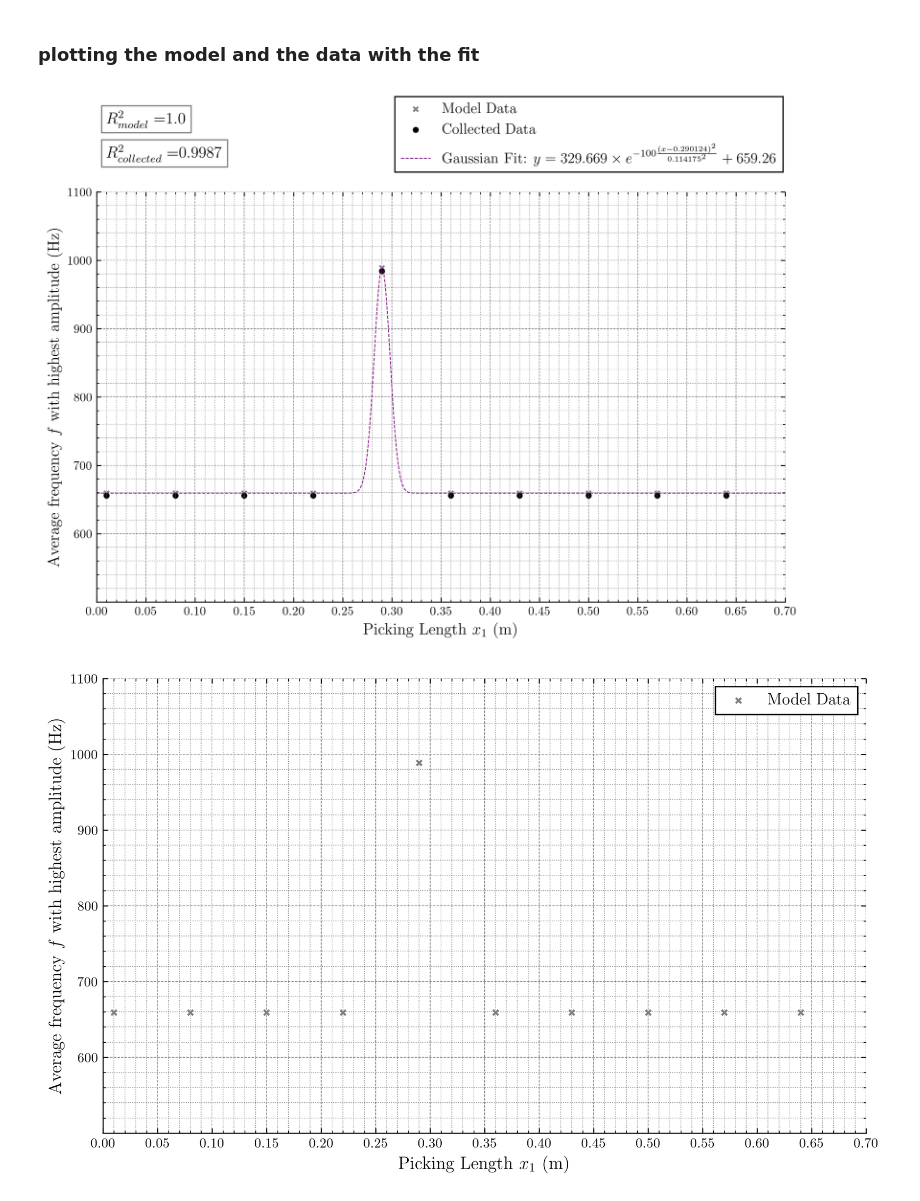
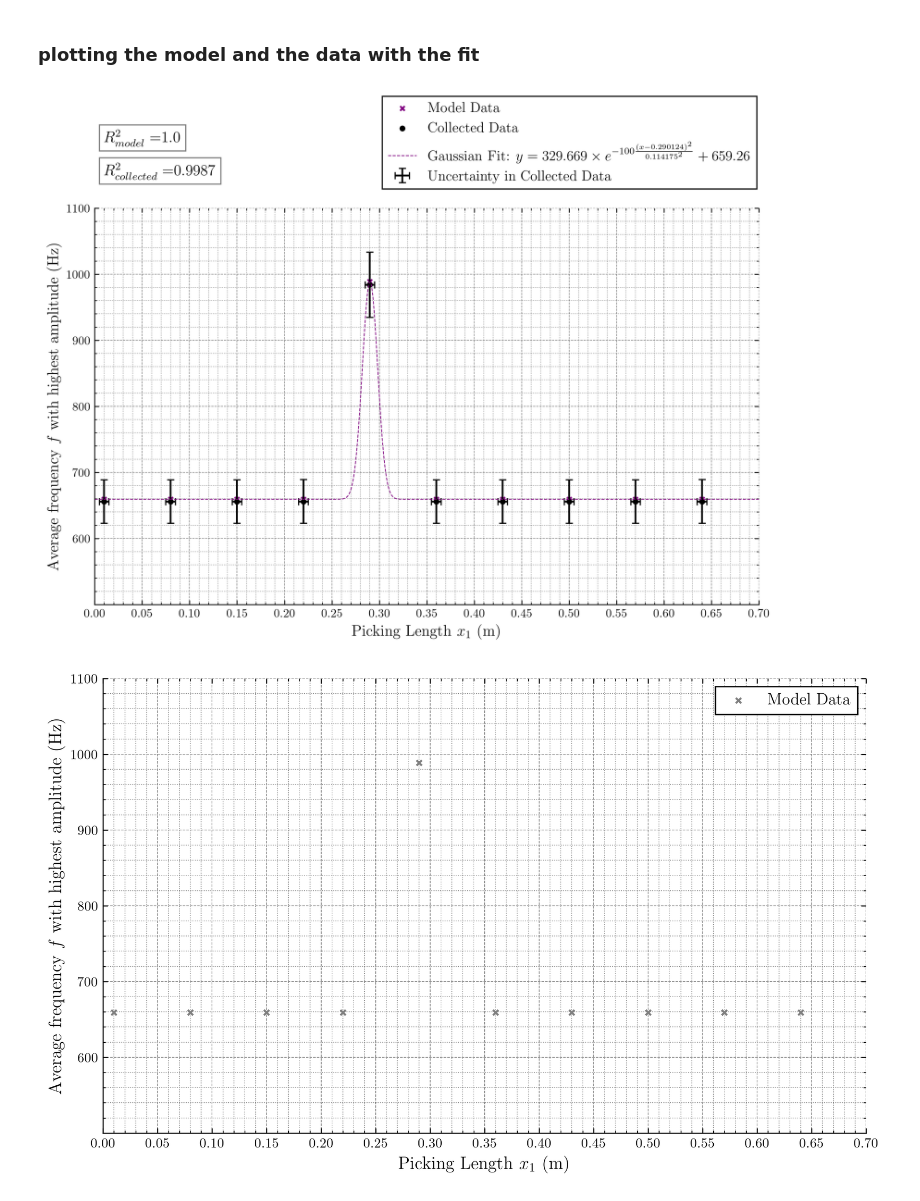
Before and after one commit to peteseta/physics-ia, a Jupyter notebook: plots/data figs.ipynb, the cells around one changed output. Saved outputs shown, nothing was run; the diff lists cells and outputs as text; code cells hidden in the pictures.

Commit message:
new figures with error bars

```diff
--- a/plots/data figs.ipynb
+++ b/plots/data figs.ipynb
@@ -22,6 +22,8 @@ model_x = model_data_df['Picking Length L (m)']
 model_y = model_data_df['Average frequency with highest intensity (Hz)']
 collected_x = collected_data_df['Picking Length L (m)']
 collected_y = collected_data_df['Average frequency with highest intensity (Hz)']
+collected_x_uncertainty = collected_data_df['Uncertainty in picking length']
+collected_y_uncertainty = collected_data_df['Uncertainty in average frequency with highest intensity']
 
 # Define the Gaussian function
 def gaussian(x):
@@ -38,8 +40,12 @@ y_values = gaussian(x_values)
 plt.figure(figsize=(10, 6), dpi=300)
 
 # Scatter plots
-plt.scatter(model_x, model_y, label='Model Data', marker='x', color='grey', s=15)
+plt.scatter(model_x, model_y, label='Model Data', marker='x', color='purple', s=15)
 plt.scatter(collected_x, collected_y, label='Collected Data', marker='o', color='black', s=15)
+
+# error
+plt.errorbar(collected_x, collected_y, xerr=collected_x_uncertainty, yerr=collected_y_uncertainty,
+             fmt='o', color='black', label='Uncertainty in Collected Data', markersize=1, capsize=3)
 
 # Gaussian line of best fit
 gaussian_eq = r"$y = 329.669 \times e^{-100\frac{(x - 0.290124)^2}{0.114175^2}} + 659.26$"
@@ -62,35 +68,35 @@ plt.minorticks_on()
 
 # Grid settings to mimic LaTeX style
 plt.grid(which='both', linestyle='--', linewidth='0.5', color='gray')
 plt.grid(which='minor', linestyle=':', linewidth='0.5', color='gray')
 
 # Remove top and right spines to mimic LaTeX/pgfplots style
 ax = plt.gca()
 ax.spines['top'].set_visible(False)
 ax.spines['right'].set_visible(False)
 ax.tick_params(axis='both', which='major', labelsize=10)
 
 # Ticks inside the plot area
 ax.tick_params(axis='both', which='both', direction='in', top=True, right=True)
 
 # Legend
 plt.legend(fontsize=12, edgecolor='black', facecolor='white', framealpha=1,
-           fancybox=False, loc='upper center', bbox_to_anchor=(0.715, 1.25))
+           fancybox=False, loc='upper center', bbox_to_anchor=(0.715, 1.30))
 
 
 # correlation
 model_r2 = 1.0
 collected_r2 = 0.9987
 plt.text(0.01, 1200, r'$R^2_{model}=$' + str(model_r2), fontsize=13,
          bbox=dict(facecolor='white', edgecolor='grey', boxstyle='square,pad=0.3'))
 plt.text(0.01, 1150, r'$R^2_{collected}=$' + str(collected_r2), fontsize=13,
          bbox=dict(facecolor='white', edgecolor='grey', boxstyle='square,pad=0.3'))
 
 
 # Show the plot
 plt.show()
 # %% [output]
-[figure, old version]
+[figure, new version]
 # %%
 # Create the scatter plot with specified styles and LaTeX/pgfplots adaptations
 plt.figure(figsize=(10, 6), dpi=300)
```
Also changed, not shown: parts of 1 cell of this notebook, 4 other files.
